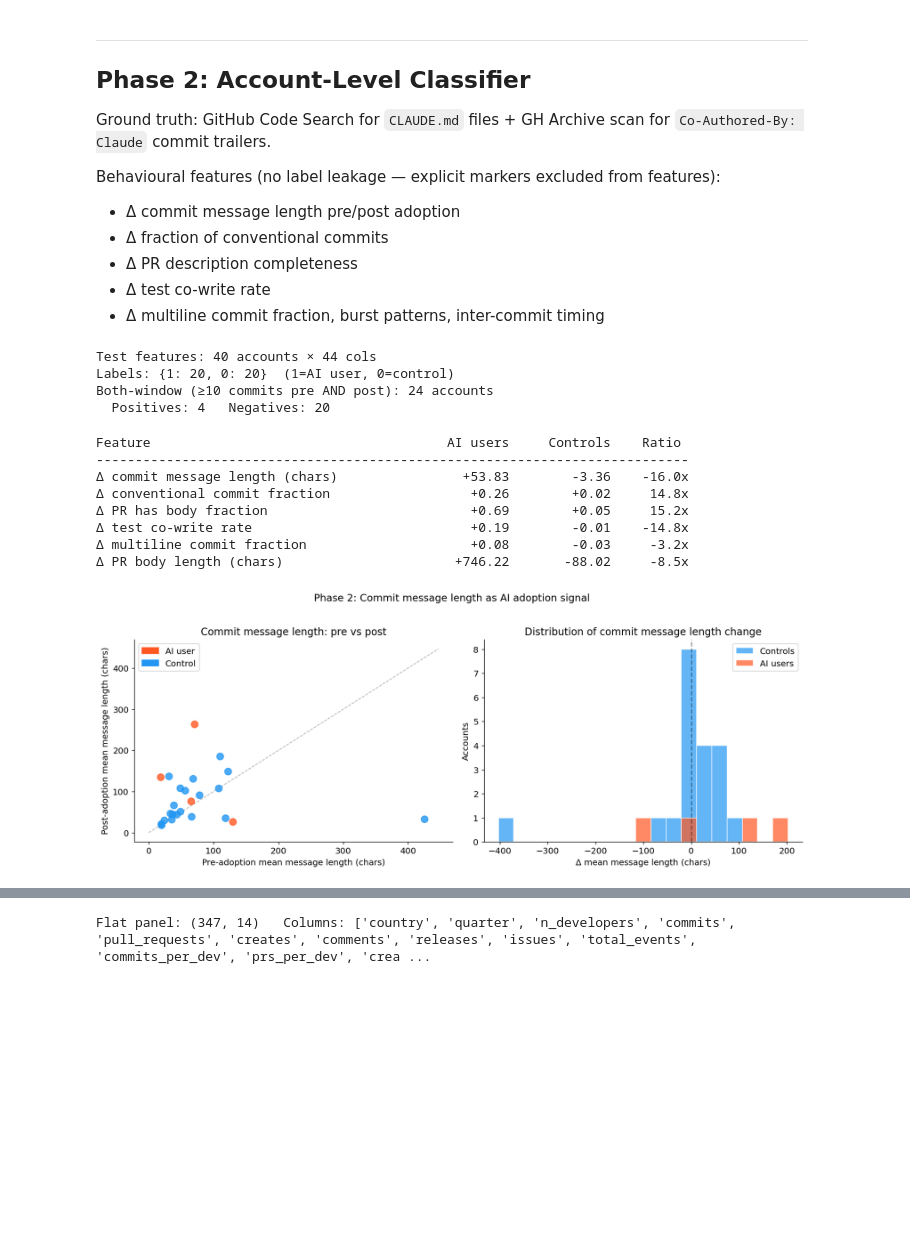
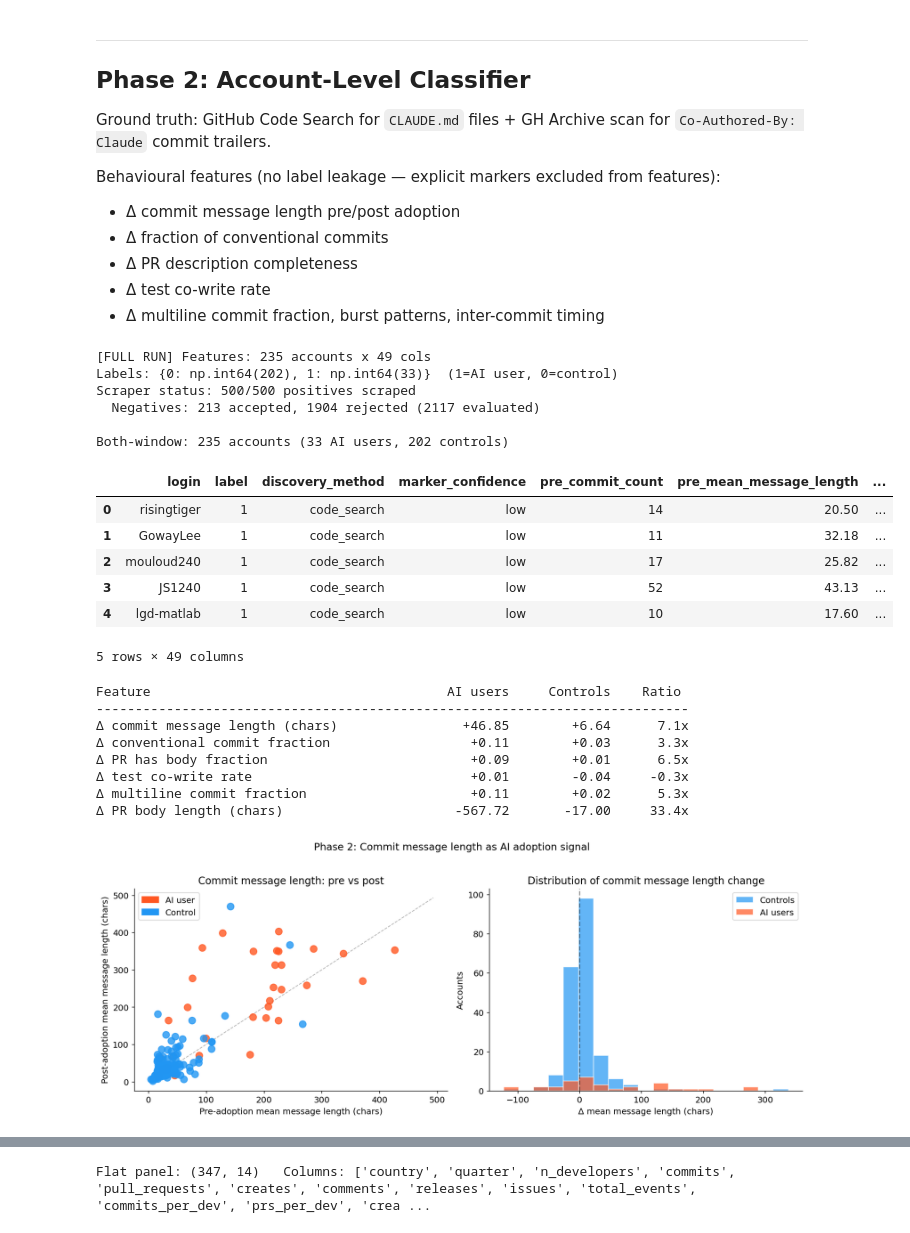
Before and after one commit to AndreasThinks/ai-productivity-analysis, a Jupyter notebook: notebooks/analysis.ipynb, the cells around one changed output, grey strips where cells are left out. Saved outputs shown, nothing was run; the diff lists cells and outputs as text; code cells hidden in the pictures; blank space fills up the shorter version.

```diff
--- a/notebooks/analysis.ipynb
+++ b/notebooks/analysis.ipynb
@@ -149,19 +161,56 @@ Behavioural features (no label leakage — explicit markers excluded from featur
 - Δ test co-write rate
 - Δ multiline commit fraction, burst patterns, inter-commit timing
 # %%
-feats = pd.read_csv(f'{DATA}/classifier_test_features.csv')
-print(f'Test features: {feats.shape[0]} accounts × {feats.shape[1]} cols')
-print(f'Labels: {feats["label"].value_counts().to_dict()}  (1=AI user, 0=control)')
+# Smart data loader — uses best available feature set
+# Priority: classifier_full_features.csv > classifier_test_features.csv
 
-# Both-window accounts — valid for DiD analysis
-both = feats[(feats['pre_commit_count'] >= 10) & (feats['post_commit_count'] >= 10)]
-print(f'Both-window (≥10 commits pre AND post): {len(both)} accounts')
-print(f'  Positives: {(both["label"]==1).sum()}   Negatives: {(both["label"]==0).sum()}')
+full_path = f"{DATA}/classifier_full_features.csv"
+test_path = f"{DATA}/classifier_test_features.csv"
+
+if os.path.exists(full_path):
+    feats = pd.read_csv(full_path)
+    data_source = "FULL RUN"
+else:
+    feats = pd.read_csv(test_path)
+    data_source = "TEST RUN (full features pending)"
+
+print(f"[{data_source}] Features: {feats.shape[0]} accounts x {feats.shape[1]} cols")
+label_counts = dict(feats["label"].value_counts())
+print(f"Labels: {label_counts}  (1=AI user, 0=control)")
+
+# Scraper status
+progress_path = f"{DATA}/full_positive_progress.json"
+neg_status_path = f"{DATA}/full_negative_status.csv"
+if os.path.exists(progress_path):
+    with open(progress_path) as fh:
+        n_pos_done = len(json.load(fh))
+    print(f"Scraper status: {n_pos_done}/500 positives scraped")
+if os.path.exists(neg_status_path):
+    neg_df = pd.read_csv(neg_status_path)
+    n_acc = int((neg_df["status"] == "accepted").sum())
+    n_rej = int((neg_df["status"] == "rejected").sum())
+    print(f"  Negatives: {n_acc} accepted, {n_rej} rejected ({len(neg_df)} evaluated)")
+
+# Both-window accounts — valid for DiD
+both = feats[(feats["pre_commit_count"] >= 10) & (feats["post_commit_count"] >= 10)].copy()
+pos = both[both["label"] == 1]
+neg = both[both["label"] == 0]
+print(f"\nBoth-window: {len(both)} accounts ({len(pos)} AI users, {len(neg)} controls)")
+feats.head()
 # %% [output]
-Test features: 40 accounts × 44 cols
-Labels: {1: 20, 0: 20}  (1=AI user, 0=control)
-Both-window (≥10 commits pre AND post): 24 accounts
-  Positives: 4   Negatives: 20
+[FULL RUN] Features: 235 accounts x 49 cols
+Labels: {0: np.int64(202), 1: np.int64(33)}  (1=AI user, 0=control)
+Scraper status: 500/500 positives scraped
+  Negatives: 213 accepted, 1904 rejected (2117 evaluated)
+
+Both-window: 235 accounts (33 AI users, 202 controls)
+|  | login | label | discovery_method | marker_confidence | pre_commit_count | pre_mean_message_length | ... |
+| 0 | risingtiger | 1 | code_search | low | 14 | 20.50 | ... |
+| 1 | GowayLee | 1 | code_search | low | 11 | 32.18 | ... |
+| 2 | mouloud240 | 1 | code_search | low | 17 | 25.82 | ... |
+| 3 | JS1240 | 1 | code_search | low | 52 | 43.13 | ... |
+| 4 | lgd-matlab | 1 | code_search | low | 10 | 17.60 | ... |
+5 rows × 49 columns
 # %%
 # Key delta features — the heart of the DiD design
 delta_cols = [
@@ -191,12 +240,12 @@ for col, label in delta_cols:
 # %% [output]
 Feature                                      AI users     Controls    Ratio
 ----------------------------------------------------------------------------
-Δ commit message length (chars)                +53.83        -3.36    -16.0x
-Δ conventional commit fraction                  +0.26        +0.02     14.8x
-Δ PR has body fraction                          +0.69        +0.05     15.2x
-Δ test co-write rate                            +0.19        -0.01    -14.8x
-Δ multiline commit fraction                     +0.08        -0.03     -3.2x
-Δ PR body length (chars)                      +746.22       -88.02     -8.5x
+Δ commit message length (chars)                +46.85        +6.64      7.1x
+Δ conventional commit fraction                  +0.11        +0.03      3.3x
+Δ PR has body fraction                          +0.09        +0.01      6.5x
+Δ test co-write rate                            +0.01        -0.04     -0.3x
+Δ multiline commit fraction                     +0.11        +0.02      5.3x
+Δ PR body length (chars)                      -567.72       -17.00     33.4x
 # %%
 # Visualise the strongest signal: commit message length shift
 fig, axes = plt.subplots(1, 2, figsize=(13, 5))
@@ -237,7 +286,7 @@ plt.tight_layout()
 plt.savefig('../data/figures/phase2_message_length.png', bbox_inches='tight')
 plt.show()
 # %% [output]
-[figure, old version]
+[figure, new version]
 # %%
 # Multi-feature delta comparison — grouped bar chart
 display_cols = [(c, l) for c, l in delta_cols if 'length' not in c and 'body_length' not in c]
```
Also changed, not shown: parts of 7 cells of this notebook, 13 other files.
